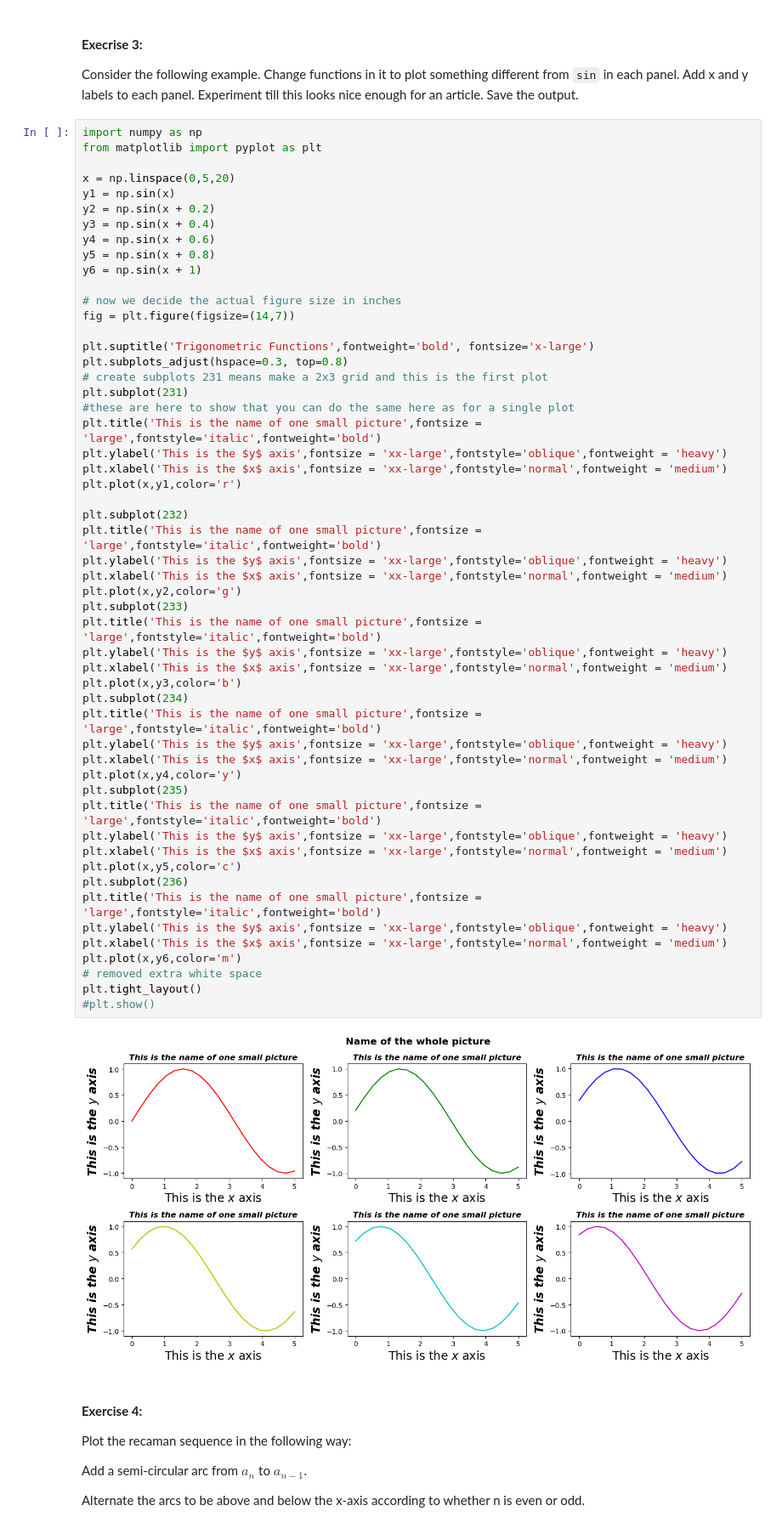
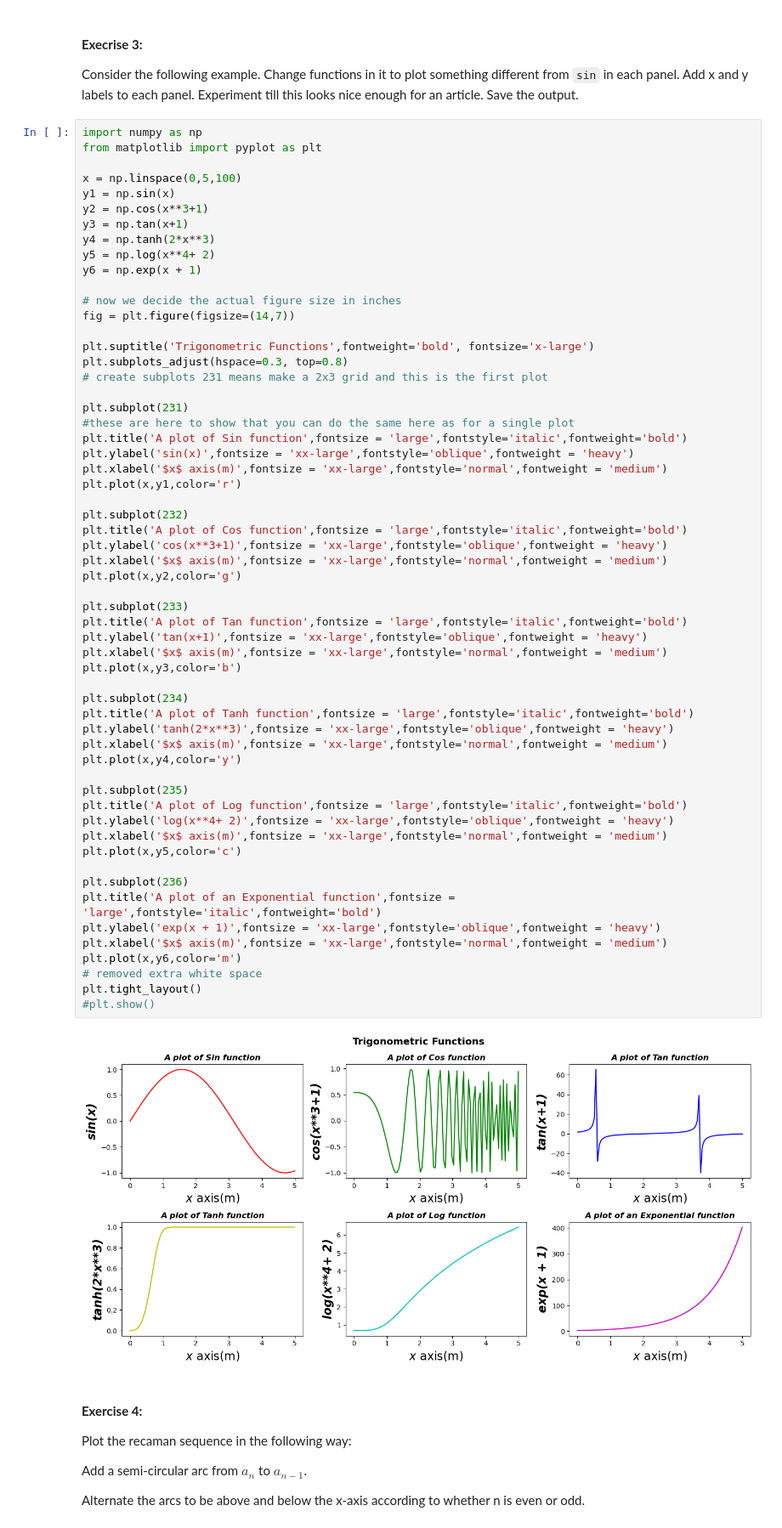
Before and after one commit to TettehMamle/ScientificPython_diploma24, a Jupyter notebook: Exercises2-3.ipynb, the cells around one changed output. Shown at 85% size. Cells and saved outputs as stored; diff of their text form.

```diff
--- a/Exercises2-3.ipynb
+++ b/Exercises2-3.ipynb
@@ -42,58 +63,63 @@ Consider the following example. Change functions in it to plot something differe
 # %%
 import numpy as np
 from matplotlib import pyplot as plt
 
-x = np.linspace(0,5,20)
+x = np.linspace(0,5,100)
 y1 = np.sin(x)
-y2 = np.sin(x + 0.2)
-y3 = np.sin(x + 0.4)
-y4 = np.sin(x + 0.6)
-y5 = np.sin(x + 0.8)
-y6 = np.sin(x + 1)
+y2 = np.cos(x**3+1)
+y3 = np.tan(x+1)
+y4 = np.tanh(2*x**3)
+y5 = np.log(x**4+ 2)
+y6 = np.exp(x + 1)
 
 # now we decide the actual figure size in inches
 fig = plt.figure(figsize=(14,7))
 
 plt.suptitle('Trigonometric Functions',fontweight='bold', fontsize='x-large')
 plt.subplots_adjust(hspace=0.3, top=0.8)
 # create subplots 231 means make a 2x3 grid and this is the first plot
+
 plt.subplot(231)
 #these are here to show that you can do the same here as for a single plot
-plt.title('This is the name of one small picture',fontsize = 'large',fontstyle='italic',fontweight='bold')
-plt.ylabel('This is the $y$ axis',fontsize = 'xx-large',fontstyle='oblique',fontweight = 'heavy')
-plt.xlabel('This is the $x$ axis',fontsize = 'xx-large',fontstyle='normal',fontweight = 'medium')
+plt.title('A plot of Sin function',fontsize = 'large',fontstyle='italic',fontweight='bold')
+plt.ylabel('sin(x)',fontsize = 'xx-large',fontstyle='oblique',fontweight = 'heavy')
+plt.xlabel('$x$ axis(m)',fontsize = 'xx-large',fontstyle='normal',fontweight = 'medium')
 plt.plot(x,y1,color='r')
 
 plt.subplot(232)
-plt.title('This is the name of one small picture',fontsize = 'large',fontstyle='italic',fontweight='bold')
-plt.ylabel('This is the $y$ axis',fontsize = 'xx-large',fontstyle='oblique',fontweight = 'heavy')
-plt.xlabel('This is the $x$ axis',fontsize = 'xx-large',fontstyle='normal',fontweight = 'medium')
+plt.title('A plot of Cos function',fontsize = 'large',fontstyle='italic',fontweight='bold')
+plt.ylabel('cos(x**3+1)',fontsize = 'xx-large',fontstyle='oblique',fontweight = 'heavy')
+plt.xlabel('$x$ axis(m)',fontsize = 'xx-large',fontstyle='normal',fontweight = 'medium')
 plt.plot(x,y2,color='g')
+
 plt.subplot(233)
-plt.title('This is the name of one small picture',fontsize = 'large',fontstyle='italic',fontweight='bold')
-plt.ylabel('This is the $y$ axis',fontsize = 'xx-large',fontstyle='oblique',fontweight = 'heavy')
-plt.xlabel('This is the $x$ axis',fontsize = 'xx-large',fontstyle='normal',fontweight = 'medium')
+plt.title('A plot of Tan function',fontsize = 'large',fontstyle='italic',fontweight='bold')
+plt.ylabel('tan(x+1)',fontsize = 'xx-large',fontstyle='oblique',fontweight = 'heavy')
+plt.xlabel('$x$ axis(m)',fontsize = 'xx-large',fontstyle='normal',fontweight = 'medium')
 plt.plot(x,y3,color='b')
+
 plt.subplot(234)
-plt.title('This is the name of one small picture',fontsize = 'large',fontstyle='italic',fontweight='bold')
-plt.ylabel('This is the $y$ axis',fontsize = 'xx-large',fontstyle='oblique',fontweight = 'heavy')
-plt.xlabel('This is the $x$ axis',fontsize = 'xx-large',fontstyle='normal',fontweight = 'medium')
+plt.title('A plot of Tanh function',fontsize = 'large',fontstyle='italic',fontweight='bold')
+plt.ylabel('tanh(2*x**3)',fontsize = 'xx-large',fontstyle='oblique',fontweight = 'heavy')
+plt.xlabel('$x$ axis(m)',fontsize = 'xx-large',fontstyle='normal',fontweight = 'medium')
 plt.plot(x,y4,color='y')
+
 plt.subplot(235)
-plt.title('This is the name of one small picture',fontsize = 'large',fontstyle='italic',fontweight='bold')
-plt.ylabel('This is the $y$ axis',fontsize = 'xx-large',fontstyle='oblique',fontweight = 'heavy')
-plt.xlabel('This is the $x$ axis',fontsize = 'xx-large',fontstyle='normal',fontweight = 'medium')
+plt.title('A plot of Log function',fontsize = 'large',fontstyle='italic',fontweight='bold')
+plt.ylabel('log(x**4+ 2)',fontsize = 'xx-large',fontstyle='oblique',fontweight = 'heavy')
+plt.xlabel('$x$ axis(m)',fontsize = 'xx-large',fontstyle='normal',fontweight = 'medium')
 plt.plot(x,y5,color='c')
+
 plt.subplot(236)
-plt.title('This is the name of one small picture',fontsize = 'large',fontstyle='italic',fontweight='bold')
-plt.ylabel('This is the $y$ axis',fontsize = 'xx-large',fontstyle='oblique',fontweight = 'heavy')
-plt.xlabel('This is the $x$ axis',fontsize = 'xx-large',fontstyle='normal',fontweight = 'medium')
+plt.title('A plot of an Exponential function',fontsize = 'large',fontstyle='italic',fontweight='bold')
+plt.ylabel('exp(x + 1)',fontsize = 'xx-large',fontstyle='oblique',fontweight = 'heavy')
+plt.xlabel('$x$ axis(m)',fontsize = 'xx-large',fontstyle='normal',fontweight = 'medium')
 plt.plot(x,y6,color='m')
 # removed extra white space
 plt.tight_layout()
 #plt.show()
 # %% [output]
-[figure, old version]
+[figure, new version]
 # %% [markdown]
 #### **Exercise 4:**
 Plot the recaman sequence in the following way:
```
Also changed, not shown: parts of 14 cells of this notebook, 18 other files.
